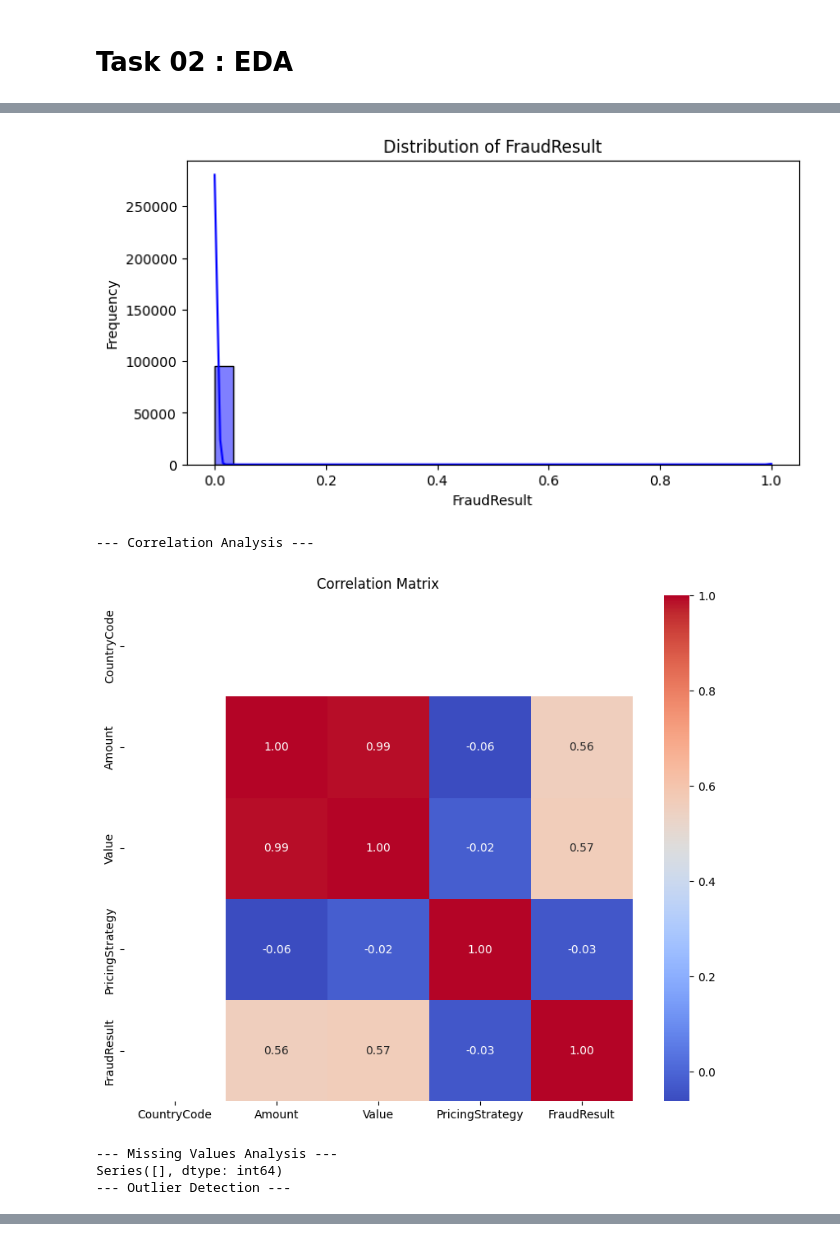
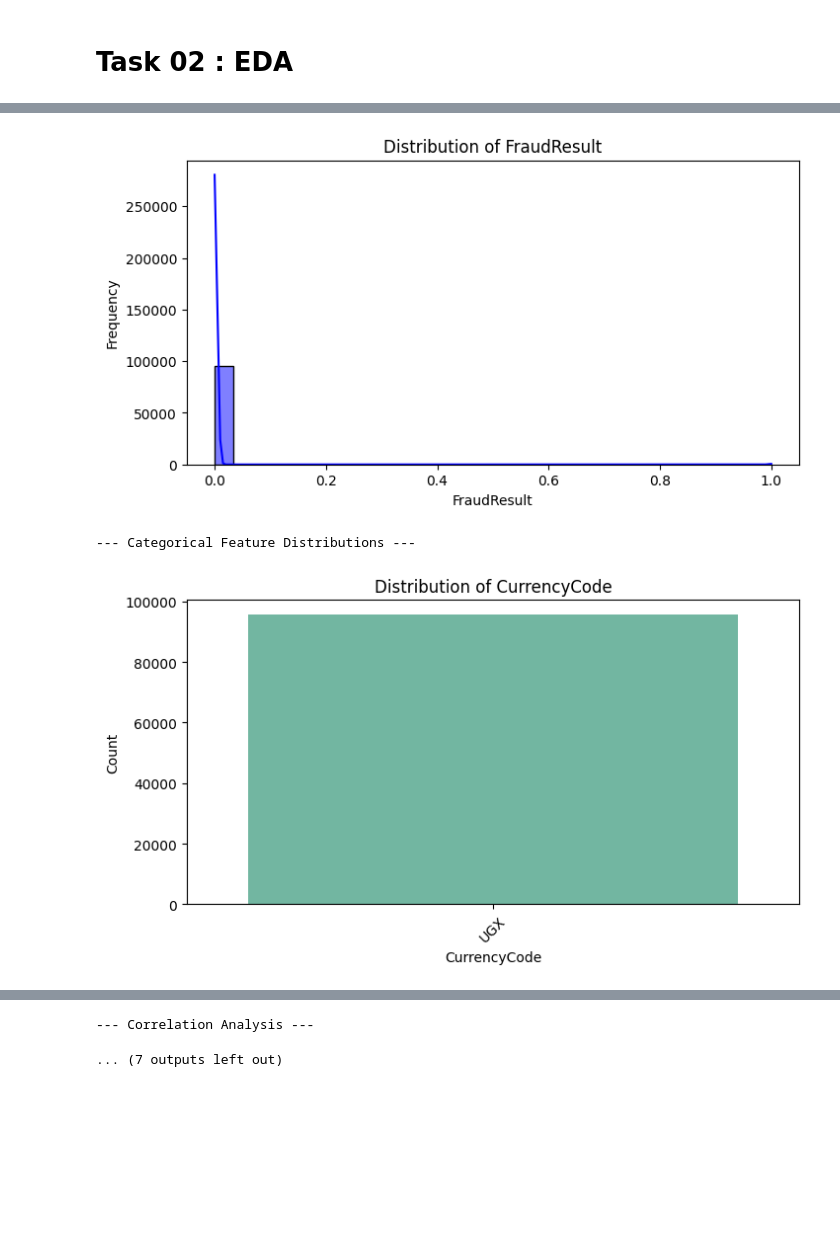
Before and after one commit to betoncloud/KAIM06, a Jupyter notebook: notebooks/task02.ipynb, the cells around one changed output, grey strips where cells are left out. Drawn from its saved outputs; the diff is of its cells as text; code cells hidden in the pictures; blank space fills up the shorter version.

```diff
--- a/notebooks/task02.ipynb
+++ b/notebooks/task02.ipynb
@@ -78,36 +78,33 @@ from scripts.eda import overview_of_data,summary_statistics,plot_numerical_distr
 # Run all tasks
 overview_of_data(df)
 summary_statistics(df)
 plot_numerical_distributions(df)
-#plot_categorical_distributions(df)
+plot_categorical_distributions(df)
 correlation_analysis(df)
 missing_values_analysis(df)
 outlier_detection(df)
 # %% [output]
 --- Overview of the Dataset ---
 Number of Rows: 95662
 Number of Columns: 16
 
 Data Types:
 TransactionId            object
 BatchId                  object
 AccountId                object
 SubscriptionId           object
 CustomerId               object
 CurrencyCode             object
 CountryCode               int64
 ... (101 lines left out)
 50%         0.000000
 75%         0.000000
 max         1.000000
 --- Numerical Feature Distributions ---
 [figure]
 [figure]
 [figure]
 [figure]
 [figure]
---- Correlation Analysis ---
+--- Categorical Feature Distributions ---
-[figure, old version]
+[figure, new version]
---- Missing Values Analysis ---
-Series([], dtype: int64)
---- Outlier Detection ---
@@ -118,0 +114,2 @@ Series([], dtype: int64)
+--- Correlation Analysis ---
+... (7 outputs left out)
```
Also changed, not shown: parts of 2 cells of this notebook.
